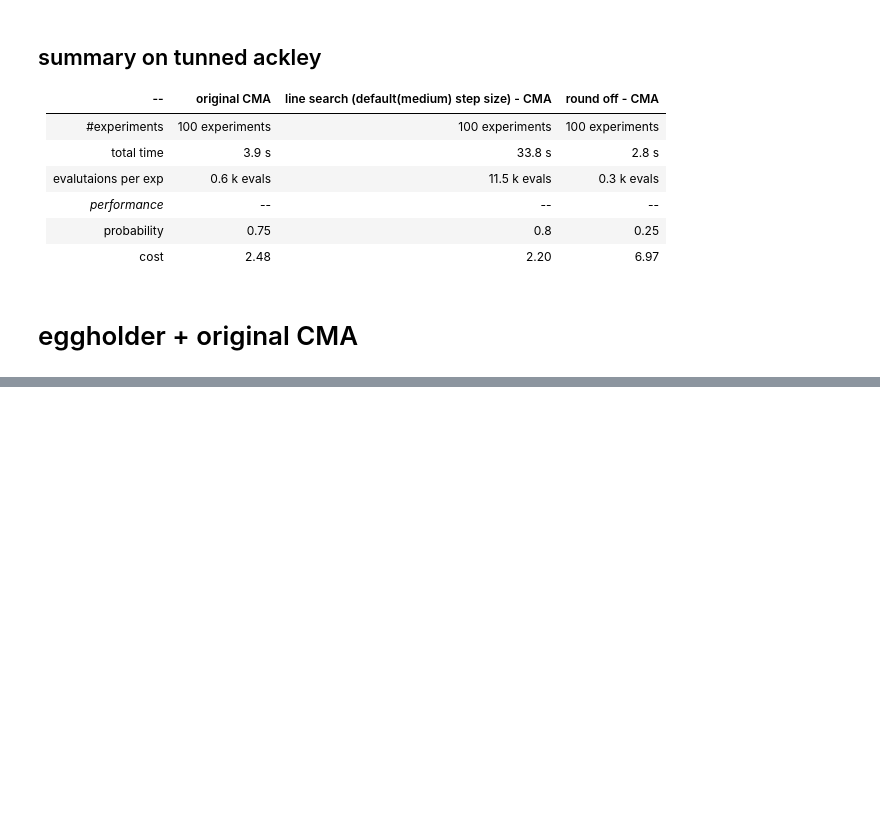
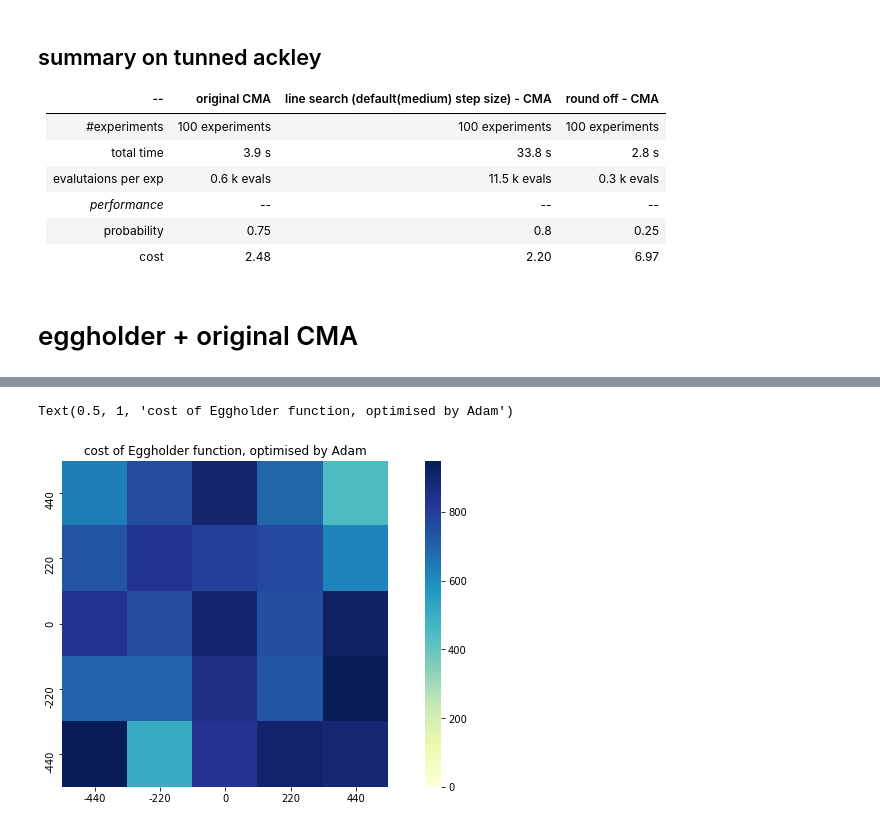
Before and after one commit to huajian1069/non-convex-optimisation, a Jupyter notebook: plot_statistical_convergence_cost_graph .ipynb, the cells around one changed output, grey strips where cells are left out. Cells and saved outputs as stored; diff of their text form; code cells hidden in the pictures; blank space fills up the shorter version.

```diff
--- a/plot_statistical_convergence_cost_graph .ipynb
+++ b/plot_statistical_convergence_cost_graph .ipynb
@@ -428,0 +404,26 @@ def do_multiple_exps_on_eggholder(optimizer, seed):
+# %%
+# 1
+obj = eggholder()
+
+# 2
+opt = adam()
+optParas = {
+         'x0': None,
+         'alpha': 1e-2,
+         'beta_1': 0.9,
+         'beta_2': 0.999,
+         'epsilon': 1e-11,
+         'max_iter': 2000,
+         'tol': 1e-3,
+         'verbose': False,
+         'record': False }
+opt.set_parameters(optParas)
+
+# 3 setup sample zone of multiple experiments
+zoneParas = {'origin': np.array([-550,-550]),
+             'edge': np.array([1100, 1100]),
+             'step': 220,
+             'size': 10,
+             'sym': False}
+
+data = do_multiple_exps(obj, opt, zoneParas)
@@ -428,0 +444,8 @@ def do_multiple_exps_on_eggholder(optimizer, seed):
+# %%
+ana_adam_egg = post_analysis_zone(data)
+# %%
+ax = ana_adam_egg.plot_hotmap_cost()
+ax.set_title("cost of Eggholder function, optimised by Adam")
+# %% [output]
+Text(0.5, 1, 'cost of Eggholder function, optimised by Adam')
+[figure, added]
```
Also changed, not shown: parts of 10 cells of this notebook, 4 other files.
